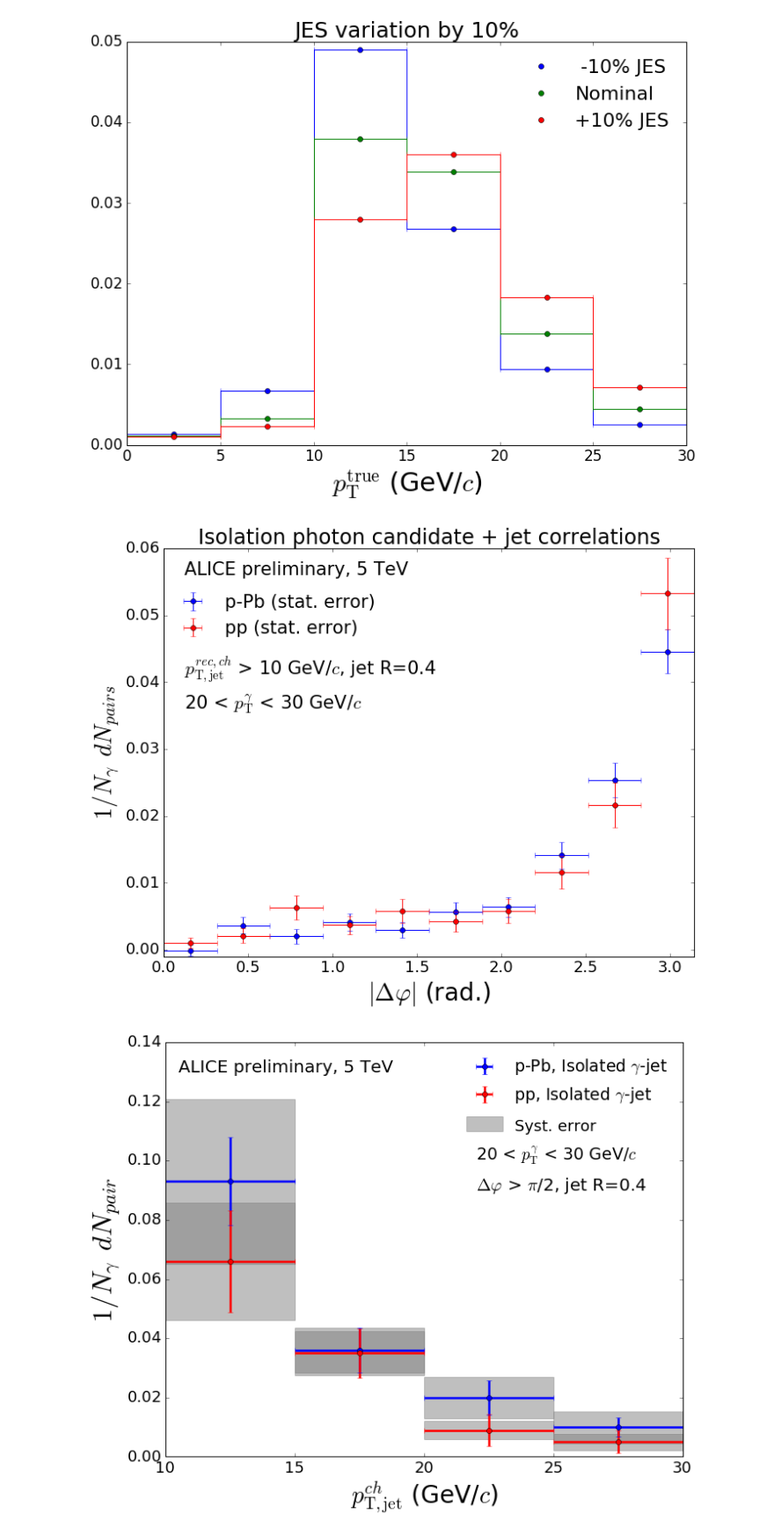
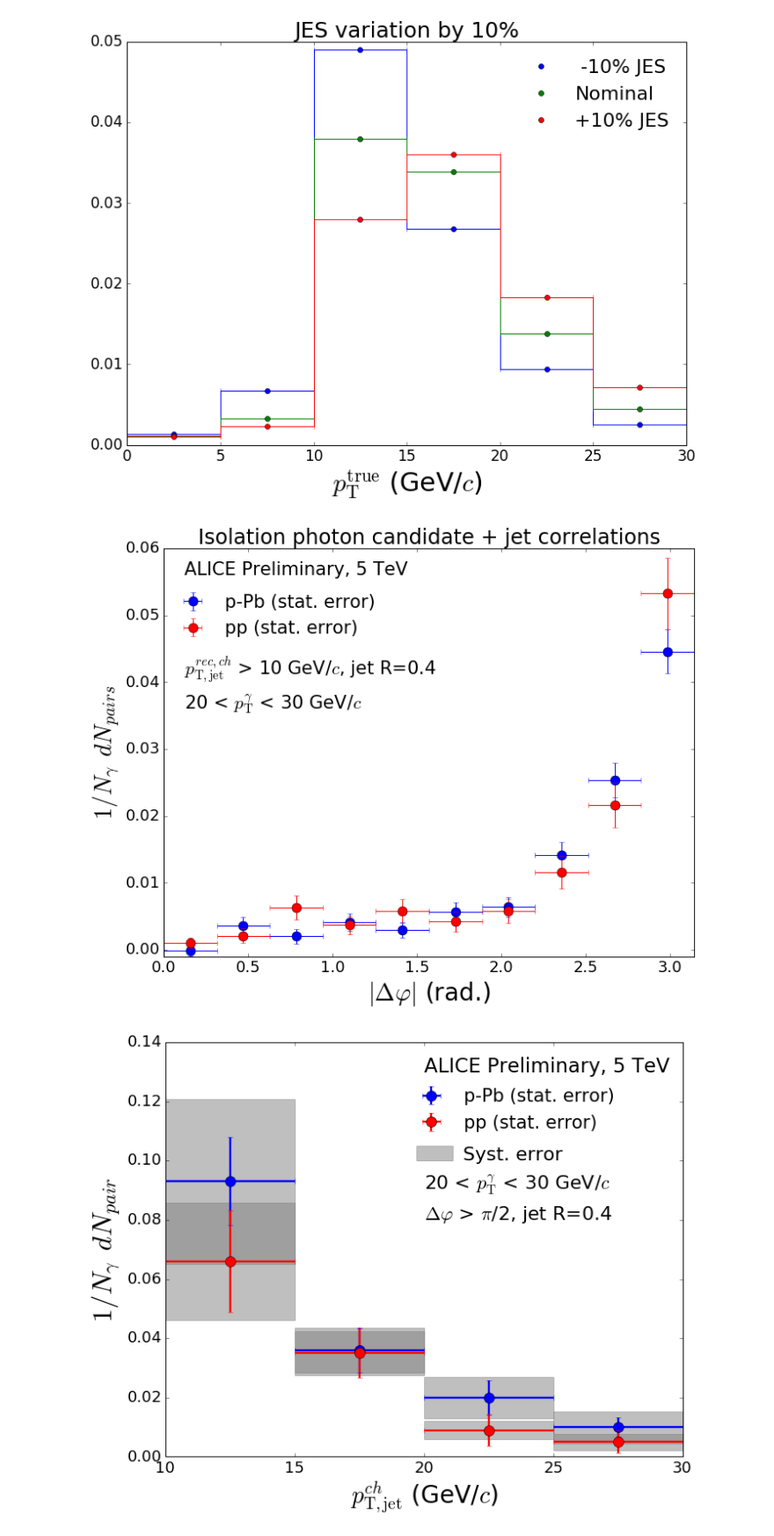
Before and after one commit to josegsoria/Analyses, a Jupyter notebook: Multiple Preliminary Plots.ipynb, the cells around one changed output. Shown at 88% size. Saved outputs shown, nothing was run; the diff lists cells and outputs as text; code cells hidden in the pictures.

```diff
--- a/Multiple Preliminary Plots.ipynb
+++ b/Multiple Preliminary Plots.ipynb
@@ -124,9 +124,9 @@ fig = plt.figure(figsize=(10,8))
 
 plt.title('Isolation photon candidate + jet correlations',fontsize=24)
 
-plt.errorbar(delta_phi,array_pPb_pairs,xerr=delta_phi_bin_width,yerr=array_pPb_pairs_err,fmt='bo',label='p-Pb (stat. error)')
+plt.errorbar(delta_phi,array_pPb_pairs,xerr=delta_phi_bin_width,yerr=array_pPb_pairs_err,fmt='bo',label='p-Pb (stat. error)',markersize=11)
 
-plt.errorbar(delta_phi,array_pp_pairs,xerr=delta_phi_bin_width,yerr=array_pp_pairs_err,fmt='ro',label='pp (stat. error)')
+plt.errorbar(delta_phi,array_pp_pairs,xerr=delta_phi_bin_width,yerr=array_pp_pairs_err,fmt='ro',label='pp (stat. error)',markersize=11)
 
 #####Add labels to the figure#####
 
@@ -137,7 +137,7 @@ plt.ylabel(r'$1/N_{\gamma} \: \: dN_{pairs}$',fontsize=28)
 plt.yticks(fontsize=18)
 plt.ylim((-0.001,0.06))
 
-plt.text(0.12,0.056,'ALICE preliminary, 5 TeV',fontsize=21)
+plt.text(0.12,0.056,'ALICE Preliminary, 5 TeV',fontsize=21)
 plt.legend(bbox_to_anchor=(0.43,0.929),fontsize=21,frameon=False,numpoints=1)
 plt.text(0.12,0.041,r'$p_\mathrm{T,jet}^{rec,ch}$ > 10 GeV/$c$, jet R=0.4',fontsize=21)
 plt.text(0.12,0.036,r'20 < $p_\mathrm{T}^{\gamma}$ < 30 GeV/$c$',fontsize=21)
@@ -148,7 +148,7 @@ fig.tight_layout()
 plt.show()
 fig.savefig('Isolation_photon_candidate_jet_correlations.pdf')
 # %% [output]
-[figure, old version]
+[figure, new version]
 # %%
 #####Plot of central values#####
 
@@ -192,7 +192,7 @@ fig = plt.figure(figsize=(10,8))
 
 ax = fig.add_subplot(111)
 
-plt.errorbar(pT_char_jet,array_pPb_pair,xerr=pT_char_jet_bin_width,yerr=array_pPb_pair_stat_err,fmt='bo',linewidth=2.5,label=r'p-Pb, Isolated $\gamma$-jet')
+plt.errorbar(pT_char_jet,array_pPb_pair,xerr=pT_char_jet_bin_width,yerr=array_pPb_pair_stat_err,fmt='bo',linewidth=2.3,label=r'p-Pb (stat. error)',markersize=12)
 
 #####Make syst. error boxes for pPb#####
 
@@ -214,7 +214,7 @@ ax.add_patch(r4)
 
 #########################################
 
-plt.errorbar(pT_char_jet,array_pp_pair,xerr=pT_char_jet_bin_width,yerr=array_pp_pair_stat_err,fmt='ro',linewidth=2.5,label=r'pp, Isolated $\gamma$-jet')
+plt.errorbar(pT_char_jet,array_pp_pair,xerr=pT_char_jet_bin_width,yerr=array_pp_pair_stat_err,fmt='ro',linewidth=2.3,label=r'pp (stat. error)',markersize=12)
 
 #####Make syst. error boxes for pp#####
 
@@ -222,40 +222,40 @@ r1 = patches.Rectangle((10,array_pp_pair[0]-array_pp_pair_syst_err[0]),5,array_p
 ax.add_patch(r1)
 
 r2 = patches.Rectangle((15,array_pp_pair[1]-array_pp_pair_syst_err[1]),5,array_pp_pair[1]+array_pp_pair_syst_err[1]-(array_pp_pair[1]-array_pp_pair_syst_err[1]), color="grey", alpha=0.50)
 ax.add_patch(r2)
 
 r3 = patches.Rectangle((20,array_pp_pair[2]-array_pp_pair_syst_err[2]),5,array_pp_pair[2]+array_pp_pair_syst_err[2]-(array_pp_pair[2]-array_pp_pair_syst_err[2]), color="grey", alpha=0.50)
 ax.add_patch(r3)
 
 r4 = patches.Rectangle((25,array_pp_pair[3]-array_pp_pair_syst_err[3]),5,array_pp_pair[3]+array_pp_pair_syst_err[3]-(array_pp_pair[3]-array_pp_pair_syst_err[3]), color="grey", alpha=0.50)
 ax.add_patch(r4)
 
 #######################################
 
 #####Add labels to the figure#####
 
 plt.xlabel(r'$p_\mathrm{T,jet}^{ch}$ (GeV/$c$)',fontsize=28)
 plt.xticks(fontsize=18)
 plt.ylabel(r'$1/N_{\gamma} \: \: dN_{pair}$',fontsize=32)
 plt.yticks(fontsize=18)
 
-plt.legend(frameon=False,prop={'size': 19},numpoints=1)
-plt.text(23.5,0.11,'Syst. error',fontsize=18)
-plt.text(22,0.10,r'20 < $p_\mathrm{T}^\gamma$ < 30 GeV/$c$',fontsize=19)
-plt.text(22,0.09,r'$\Delta \varphi$ > $\pi$/2, jet R=0.4',fontsize=20)
+plt.legend(bbox_to_anchor=(0.9,0.929),frameon=False,prop={'size': 21},numpoints=1)
+plt.text(21.5,0.10,'Syst. error',fontsize=22)
+plt.text(20,0.09,r'20 < $p_\mathrm{T}^\gamma$ < 30 GeV/$c$',fontsize=22)
+plt.text(20,0.08,r'$\Delta \varphi$ > $\pi$/2, jet R=0.4',fontsize=22)
 
-r4 = patches.Rectangle((21.65,0.11),1.4,0.005, color="grey", alpha=0.50)
+r4 = patches.Rectangle((19.7,0.10),1.4,0.005, color="grey", alpha=0.50)
 ax.add_patch(r4)
 
-plt.text(10.5,0.13,'ALICE preliminary, 5 TeV',fontsize=20)
+plt.text(20,0.13,'ALICE Preliminary, 5 TeV',fontsize=23)
 
 ##################################
 
 fig.tight_layout()
 plt.show()
 fig.savefig('Central_values.pdf')
 # %% [output]
-[figure, old version]
+[figure, new version]
 # %%
 #####Plot of gamma hadron correlation for first zT bin#####
 
```
Also changed, not shown: parts of 4 cells of this notebook.
